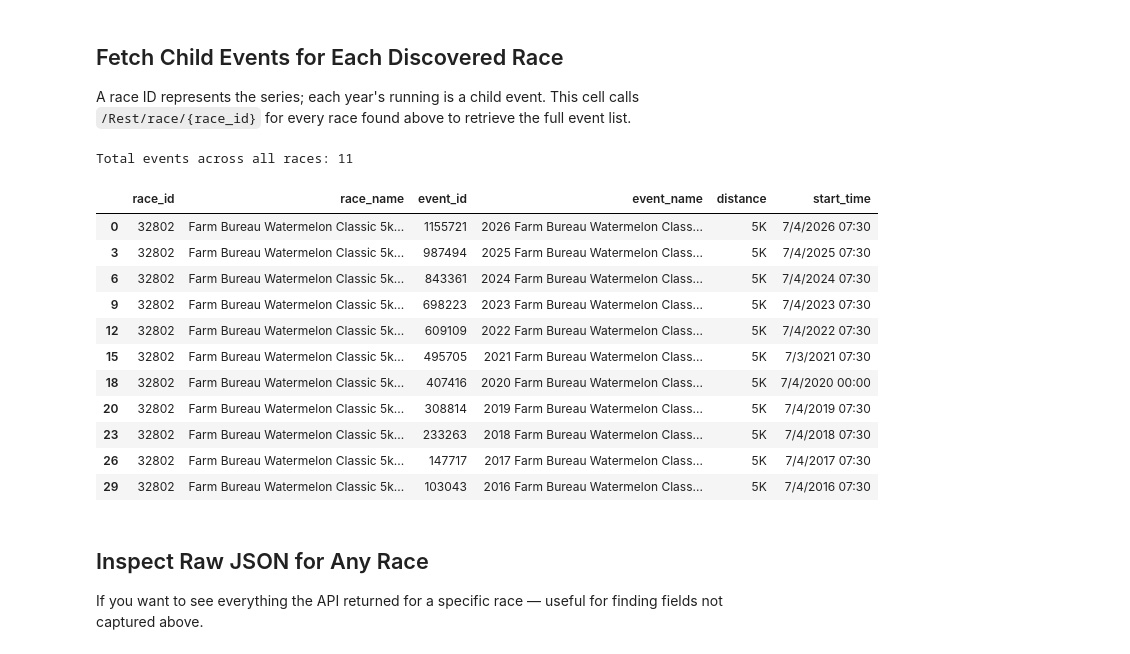
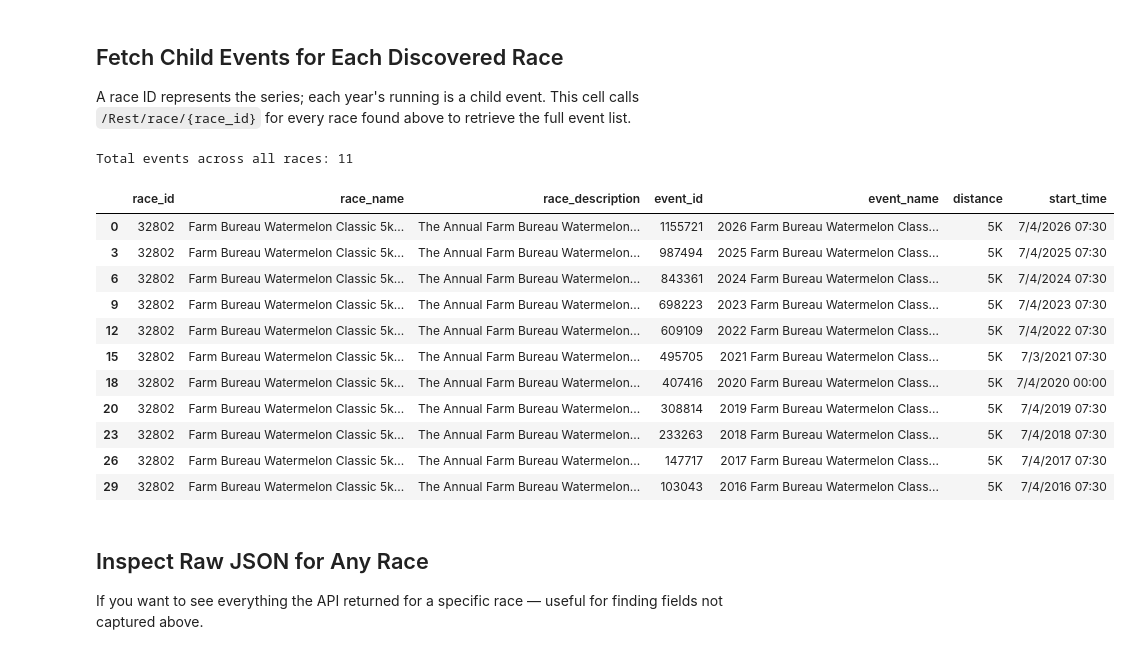
Before and after one commit to ben-strideforecast/sf-analysis, a Jupyter notebook: race_results/race_discovery.ipynb, the cells around one changed output. Drawn from its saved outputs; the diff is of its cells as text; code cells hidden in the pictures.

```diff
--- a/race_results/race_discovery.ipynb
+++ b/race_results/race_discovery.ipynb
@@ -161,58 +161,69 @@ Total rows parsed: 1
 A race ID represents the series; each year's running is a child event. This cell calls
 `/Rest/race/{race_id}` for every race found above to retrieve the full event list.
 # %%
+import re
+import html as _html
+
+def _clean_description(raw):
+    text = re.sub(r'<[^>]+>', '', raw or '')
+    text = _html.unescape(text)
+    text = ' '.join(text.split())
+    return text[:200]
+
 event_rows = []
 
 for race_id in df['race_id'].unique():
     resp = requests.get(
         f'https://runsignup.com/Rest/race/{race_id}',
         params={
             'format':          'json',
             'include_events':  'T',
             'api_key':         API_KEY,
             'api_secret':      API_SECRET,
             'aflt_token':      AFLT_TOKEN,
         }
     )
     resp.raise_for_status()
     race = resp.json().get('race', {})
-    race_name = race.get('name', '')
+    race_name        = race.get('name', '')
+    race_description = _clean_description(race.get('description', ''))
 
     for event in race.get('events', []):
         event_rows.append({
-            'race_id':    race_id,
-            'race_name':  race_name,
-            'event_id':   event.get('event_id', ''),
-            'event_name': event.get('name', ''),
-            'distance':   event.get('distance', ''),
-            'start_time': event.get('start_time', ''),
+            'race_id':          race_id,
+            'race_name':        race_name,
+            'race_description': race_description,
+            'event_id':         event.get('event_id', ''),
+            'event_name':       event.get('name', ''),
+            'distance':         event.get('distance', ''),
+            'start_time':       event.get('start_time', ''),
         })
 
 df_events = pd.DataFrame(event_rows, columns=[
-    'race_id', 'race_name', 'event_id', 'event_name', 'distance', 'start_time'
+    'race_id', 'race_name', 'race_description', 'event_id', 'event_name', 'distance', 'start_time'
 ])
 
 if DISTANCE:
     df_events = df_events[df_events['distance'] == DISTANCE]
 if EVENT_NAME:
     df_events = df_events[df_events['event_name'].str.contains(EVENT_NAME, case=False, na=False)]
 
 print(f'Total events across all races: {len(df_events)}')
 df_events
 # %% [output]
 Total events across all races: 11
-|  | race_id | race_name | event_id | event_name | distance | start_time |
-| 0 | 32802 | Farm Bureau Watermelon Classic 5k... | 1155721 | 2026 Farm Bureau Watermelon Class... | 5K | 7/4/2026 07:30 |
-| 3 | 32802 | Farm Bureau Watermelon Classic 5k... | 987494 | 2025 Farm Bureau Watermelon Class... | 5K | 7/4/2025 07:30 |
-| 6 | 32802 | Farm Bureau Watermelon Classic 5k... | 843361 | 2024 Farm Bureau Watermelon Class... | 5K | 7/4/2024 07:30 |
-| 9 | 32802 | Farm Bureau Watermelon Classic 5k... | 698223 | 2023 Farm Bureau Watermelon Class... | 5K | 7/4/2023 07:30 |
-| 12 | 32802 | Farm Bureau Watermelon Classic 5k... | 609109 | 2022 Farm Bureau Watermelon Class... | 5K | 7/4/2022 07:30 |
-| 15 | 32802 | Farm Bureau Watermelon Classic 5k... | 495705 | 2021 Farm Bureau Watermelon Class... | 5K | 7/3/2021 07:30 |
-| 18 | 32802 | Farm Bureau Watermelon Classic 5k... | 407416 | 2020 Farm Bureau Watermelon Class... | 5K | 7/4/2020 00:00 |
-| 20 | 32802 | Farm Bureau Watermelon Classic 5k... | 308814 | 2019 Farm Bureau Watermelon Class... | 5K | 7/4/2019 07:30 |
-| 23 | 32802 | Farm Bureau Watermelon Classic 5k... | 233263 | 2018 Farm Bureau Watermelon Class... | 5K | 7/4/2018 07:30 |
-| 26 | 32802 | Farm Bureau Watermelon Classic 5k... | 147717 | 2017 Farm Bureau Watermelon Class... | 5K | 7/4/2017 07:30 |
-| 29 | 32802 | Farm Bureau Watermelon Classic 5k... | 103043 | 2016 Farm Bureau Watermelon Class... | 5K | 7/4/2016 07:30 |
+|  | race_id | race_name | race_description | event_id | event_name | distance | start_time |
+| 0 | 32802 | Farm Bureau Watermelon Classic 5k... | The Annual Farm Bureau Watermelon... | 1155721 | 2026 Farm Bureau Watermelon Class... | 5K | 7/4/2026 07:30 |
+| 3 | 32802 | Farm Bureau Watermelon Classic 5k... | The Annual Farm Bureau Watermelon... | 987494 | 2025 Farm Bureau Watermelon Class... | 5K | 7/4/2025 07:30 |
+| 6 | 32802 | Farm Bureau Watermelon Classic 5k... | The Annual Farm Bureau Watermelon... | 843361 | 2024 Farm Bureau Watermelon Class... | 5K | 7/4/2024 07:30 |
+| 9 | 32802 | Farm Bureau Watermelon Classic 5k... | The Annual Farm Bureau Watermelon... | 698223 | 2023 Farm Bureau Watermelon Class... | 5K | 7/4/2023 07:30 |
+| 12 | 32802 | Farm Bureau Watermelon Classic 5k... | The Annual Farm Bureau Watermelon... | 609109 | 2022 Farm Bureau Watermelon Class... | 5K | 7/4/2022 07:30 |
+| 15 | 32802 | Farm Bureau Watermelon Classic 5k... | The Annual Farm Bureau Watermelon... | 495705 | 2021 Farm Bureau Watermelon Class... | 5K | 7/3/2021 07:30 |
+| 18 | 32802 | Farm Bureau Watermelon Classic 5k... | The Annual Farm Bureau Watermelon... | 407416 | 2020 Farm Bureau Watermelon Class... | 5K | 7/4/2020 00:00 |
+| 20 | 32802 | Farm Bureau Watermelon Classic 5k... | The Annual Farm Bureau Watermelon... | 308814 | 2019 Farm Bureau Watermelon Class... | 5K | 7/4/2019 07:30 |
+| 23 | 32802 | Farm Bureau Watermelon Classic 5k... | The Annual Farm Bureau Watermelon... | 233263 | 2018 Farm Bureau Watermelon Class... | 5K | 7/4/2018 07:30 |
+| 26 | 32802 | Farm Bureau Watermelon Classic 5k... | The Annual Farm Bureau Watermelon... | 147717 | 2017 Farm Bureau Watermelon Class... | 5K | 7/4/2017 07:30 |
+| 29 | 32802 | Farm Bureau Watermelon Classic 5k... | The Annual Farm Bureau Watermelon... | 103043 | 2016 Farm Bureau Watermelon Class... | 5K | 7/4/2016 07:30 |
 # %% [markdown]
 ## Inspect Raw JSON for Any Race
 If you want to see everything the API returned for a specific race — useful for finding fields not captured above.
```
Also changed, not shown: parts of 6 cells of this notebook, 3 other files.
